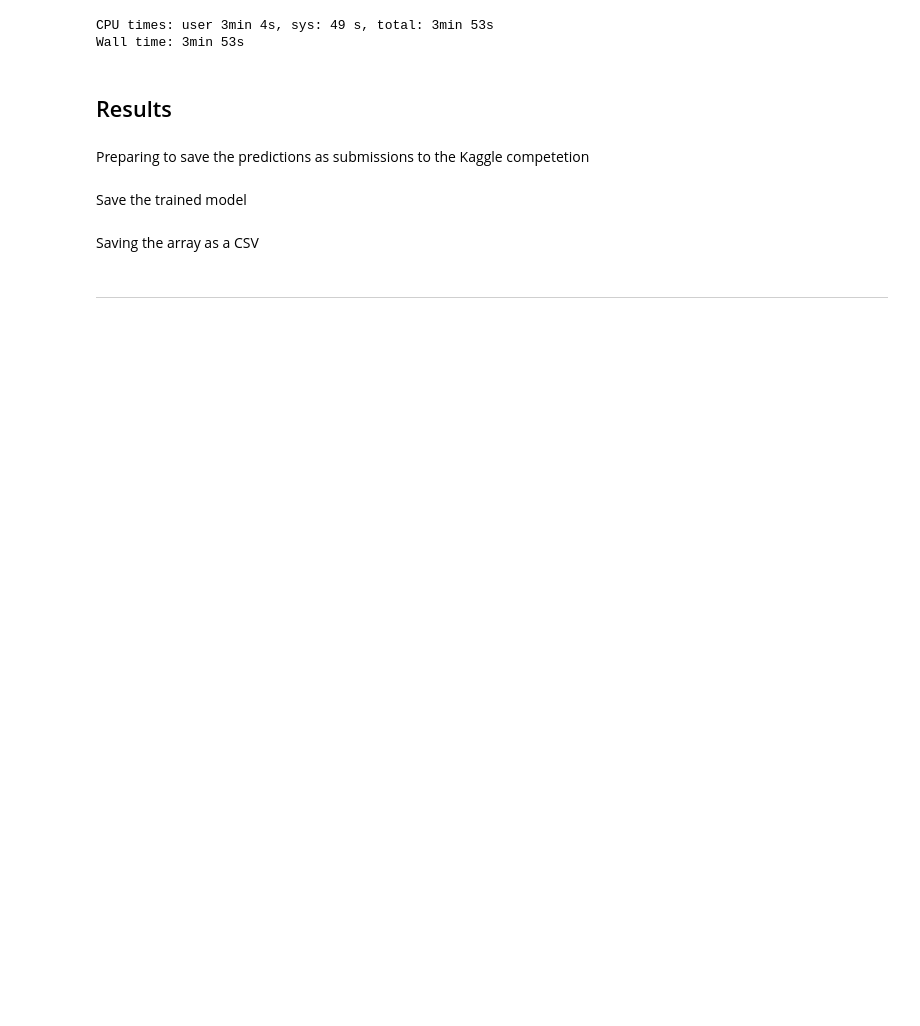
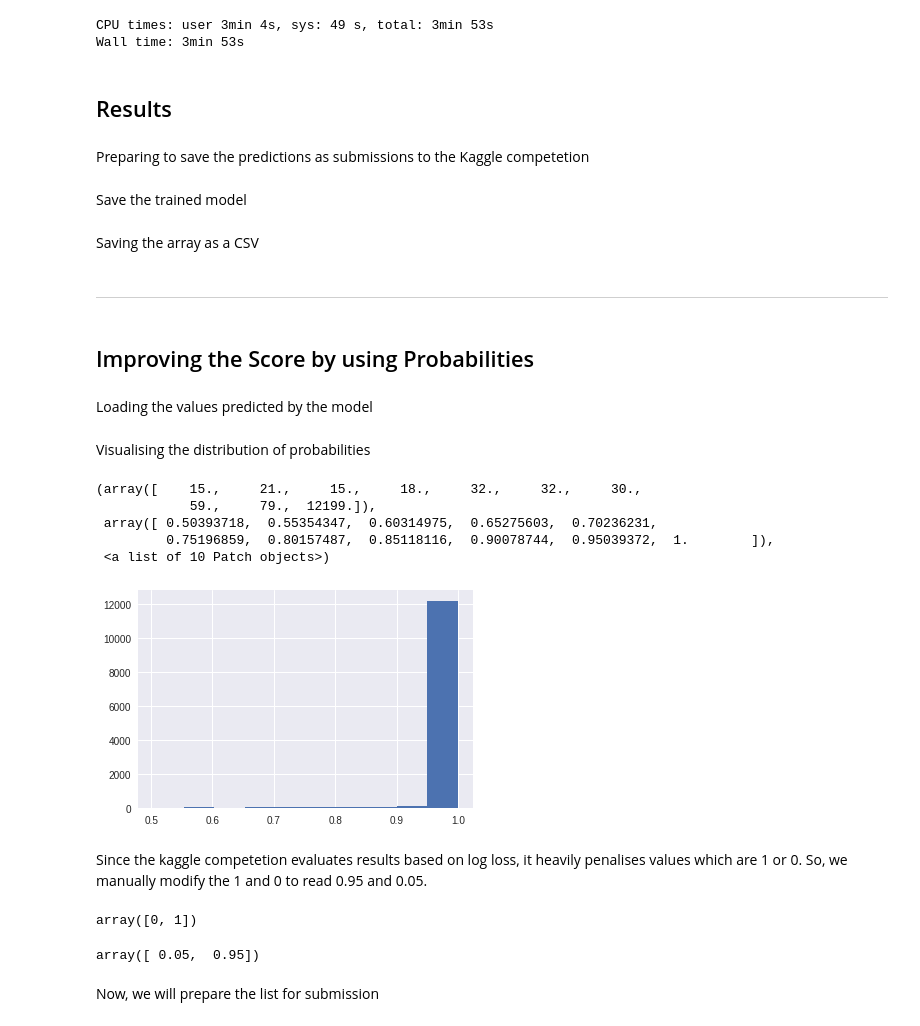
Before and after one commit to AmanDaVinci/DeepLabs, a Jupyter notebook: notebooks/Deep Vision.ipynb, the cells around one changed output. Drawn from its saved outputs; the diff is of its cells as text; code cells hidden in the pictures; blank space fills up the shorter version.

Commit message:
Improving score by using 0.95 and 0.05 instead of 1s and 0s

```diff
--- a/notebooks/Deep Vision.ipynb
+++ b/notebooks/Deep Vision.ipynb
@@ -158,3 +158,28 @@ np.savetxt(path+'submissions/submission_pred.csv', submission_array_pred, delimi
 np.savetxt(path+'submissions/submission_prob.csv', submission_array_prob, delimiter=",", fmt='%1s')
 # %% [markdown]
 ___
+# %% [markdown]
+## Improving the Score by using Probabilities
+# %% [markdown]
+Loading the values  predicted by the model
+# %%
+img_index = np.load(path+'submissions/index.npy')
+probab = np.load(path+'submissions/probab.npy')
+prediction = np.load(path+'submissions/prediction.npy')
+# %% [markdown]
+Visualising the distribution of probabilities
+# %%
+plt.hist(probab)
+# %% [output]
+(array([    15.,     21.,     15.,     18.,     32.,     32.,     30.,
+            59.,     79.,  12199.]),
+ array([ 0.50393718,  0.55354347,  0.60314975,  0.65275603,  0.70236231,
+         0.75196859,  0.80157487,  0.85118116,  0.90078744,  0.95039372,  1.        ]),
+ <a list of 10 Patch objects>)
+[figure, added]
+# %% [markdown]
+Since the kaggle competetion evaluates results based on log loss, it heavily penalises values which are 1 or 0. So, we manually modify the 1 and 0 to read 0.95 and 0.05.
+# %%
+np.unique(prediction)
+# %% [output]
+array([0, 1])
@@ -160,0 +190,6 @@ ___
+# %%
+np.unique(prediction)
+# %% [output]
+array([ 0.05,  0.95])
+# %% [markdown]
+Now, we will prepare the list for submission
```
Also changed, not shown: parts of 5 cells of this notebook, 1 other file.
